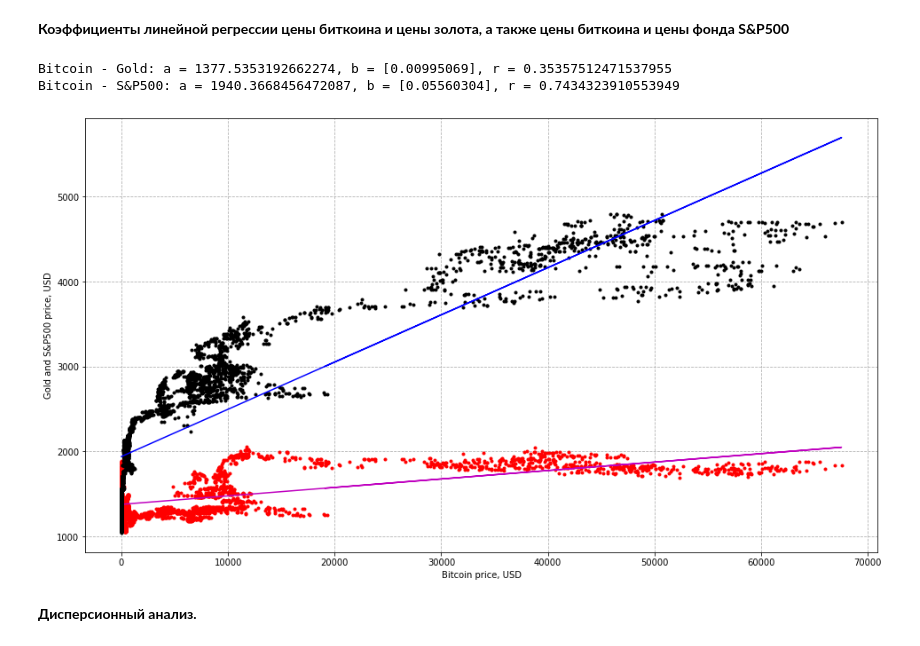
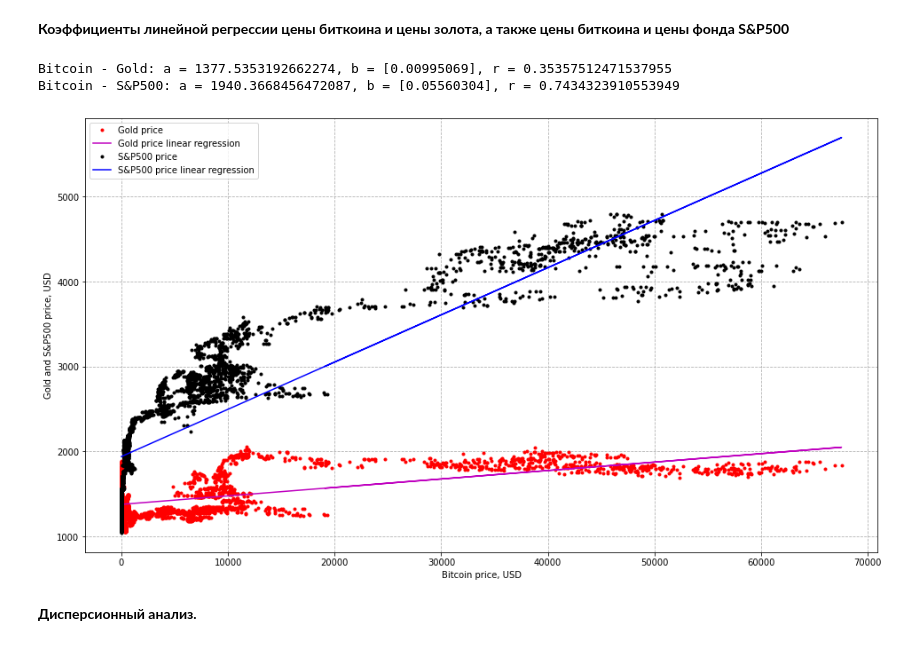
Before and after one commit to dcherepanov/ai_probability_theory, a Jupyter notebook: project.ipynb, the cells around one changed output. Drawn from its saved outputs; the diff is of its cells as text; code cells hidden in the pictures.

```diff
--- a/project.ipynb
+++ b/project.ipynb
@@ -49,31 +49,31 @@ plt.show()
 # %%
 from sklearn.linear_model import LinearRegression
 
 model_gold, model_sp = LinearRegression(), LinearRegression()
 X = np.array(dataset.BITCOIN).reshape(-1, 1)
 yg, ys = dataset['Gold'], dataset['S&P500']
 model_gold.fit(X, yg)
 model_sp.fit(X, ys)
 r_gold = model_gold.score(X, yg)
 r_sp = model_sp.score(X, ys)
 print(f'Bitcoin - Gold: a = {model_gold.intercept_}, b = {model_gold.coef_}, r = {r_gold}')
 print(f'Bitcoin - S&P500: a = {model_sp.intercept_}, b = {model_sp.coef_}, r = {r_sp}')
 gold_price_lr = model_gold.predict(X)
 sp_price_lr = model_sp.predict(X)
 fig, ax = plt.subplots(1, figsize=(16, 9))
 ax.grid(ls='--')
 lng, = ax.plot(dataset.BITCOIN, dataset.Gold, '.', c='r', label='Gold price')
 lngr, = ax.plot(dataset.BITCOIN, gold_price_lr, c='m', label='Gold price linear regression')
 lns, = ax.plot(dataset.BITCOIN, dataset['S&P500'], '.', c='k', label='S&P500 price')
 lnsr, = ax.plot(dataset.BITCOIN, sp_price_lr, c='b', label='S&P500 price linear regression')
 ax.set_xlabel('Bitcoin price, USD')
 ax.set_ylabel('Gold and S&P500 price, USD')
-# ax.legend(handles=[lng, lngr, lns, lnsr], loc='upper left')
+ax.legend(handles=[lng, lngr, lns, lnsr], loc='upper left')
 plt.show()
 # %% [output]
 Bitcoin - Gold: a = 1377.5353192662274, b = [0.00995069], r = 0.35357512471537955
 Bitcoin - S&P500: a = 1940.3668456472087, b = [0.05560304], r = 0.7434323910553949
-[figure, old version]
+[figure, new version]
 # %% [markdown]
 **Дисперсионный анализ.**
 # %%
```
